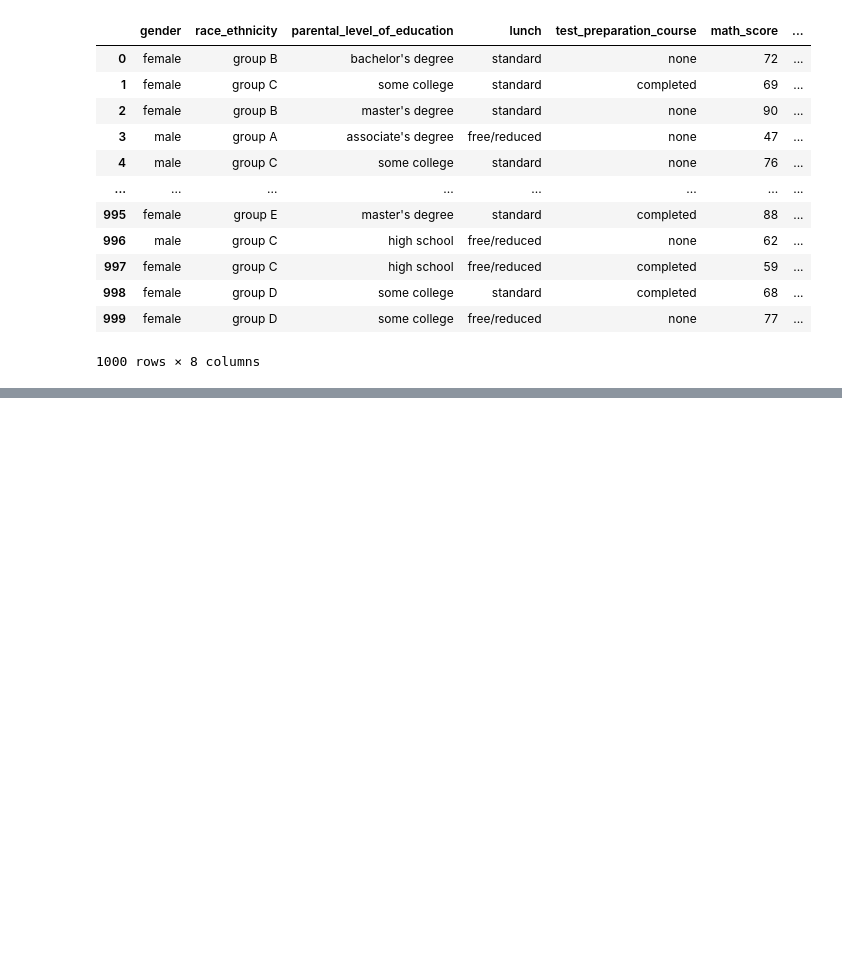
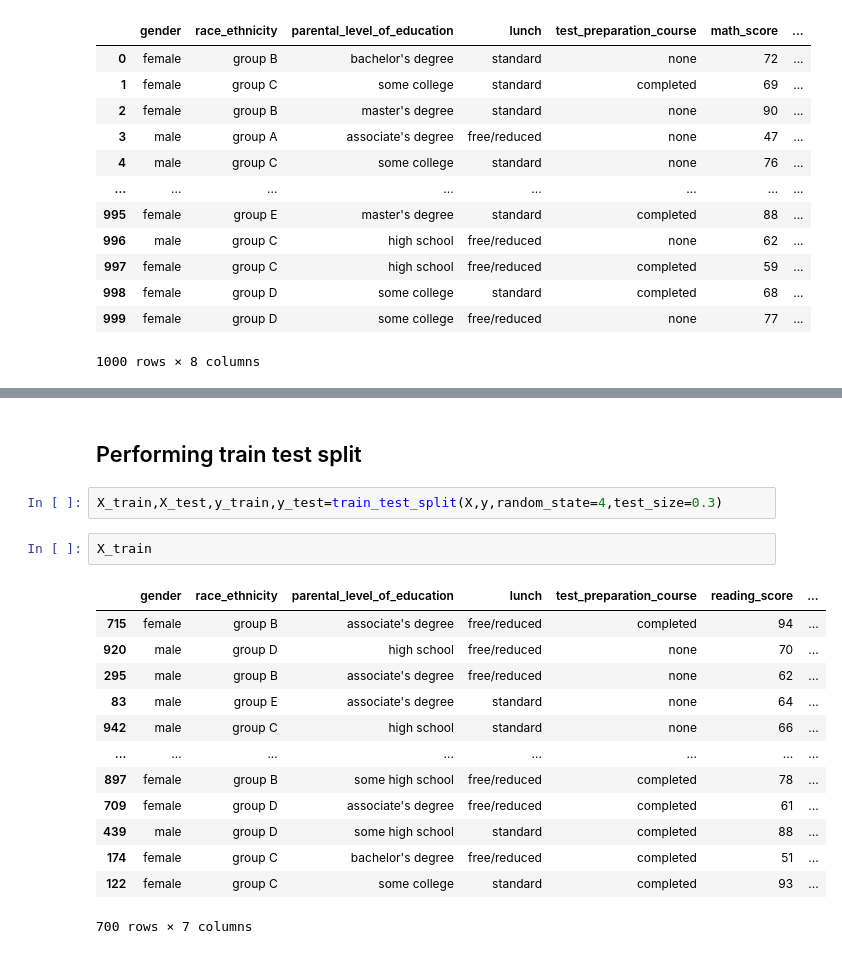
Before and after one commit to SambhavSurthi/Student-Performance-Predicter, a Jupyter notebook: notebook/MODEL_TRAINING.ipynb, the cells around one changed output, grey strips where cells are left out. Saved outputs shown, nothing was run; the diff lists cells and outputs as text; blank space fills up the shorter version.

Commit message:
Completed Model Training

```diff
--- a/notebook/MODEL_TRAINING.ipynb
+++ b/notebook/MODEL_TRAINING.ipynb
@@ -42,0 +126,20 @@ dataset
+# %% [markdown]
+## Performing train test split
+# %%
+X_train,X_test,y_train,y_test=train_test_split(X,y,random_state=4,test_size=0.3)
+# %%
+X_train
+# %% [output]
+|  | gender | race_ethnicity | parental_level_of_education | lunch | test_preparation_course | reading_score | ... |
+| 715 | female | group B | associate's degree | free/reduced | completed | 94 | ... |
+| 920 | male | group D | high school | free/reduced | none | 70 | ... |
+| 295 | male | group B | associate's degree | free/reduced | none | 62 | ... |
+| 83 | male | group E | associate's degree | standard | none | 64 | ... |
+| 942 | male | group C | high school | standard | none | 66 | ... |
+| ... | ... | ... | ... | ... | ... | ... | ... |
+| 897 | female | group B | some high school | free/reduced | completed | 78 | ... |
+| 709 | female | group D | associate's degree | free/reduced | completed | 61 | ... |
+| 439 | male | group D | some high school | standard | completed | 88 | ... |
+| 174 | female | group C | bachelor's degree | free/reduced | completed | 51 | ... |
+| 122 | female | group C | some college | standard | completed | 93 | ... |
+700 rows × 7 columns
```
Also changed, not shown: parts of 35 cells of this notebook, 5 other files.
